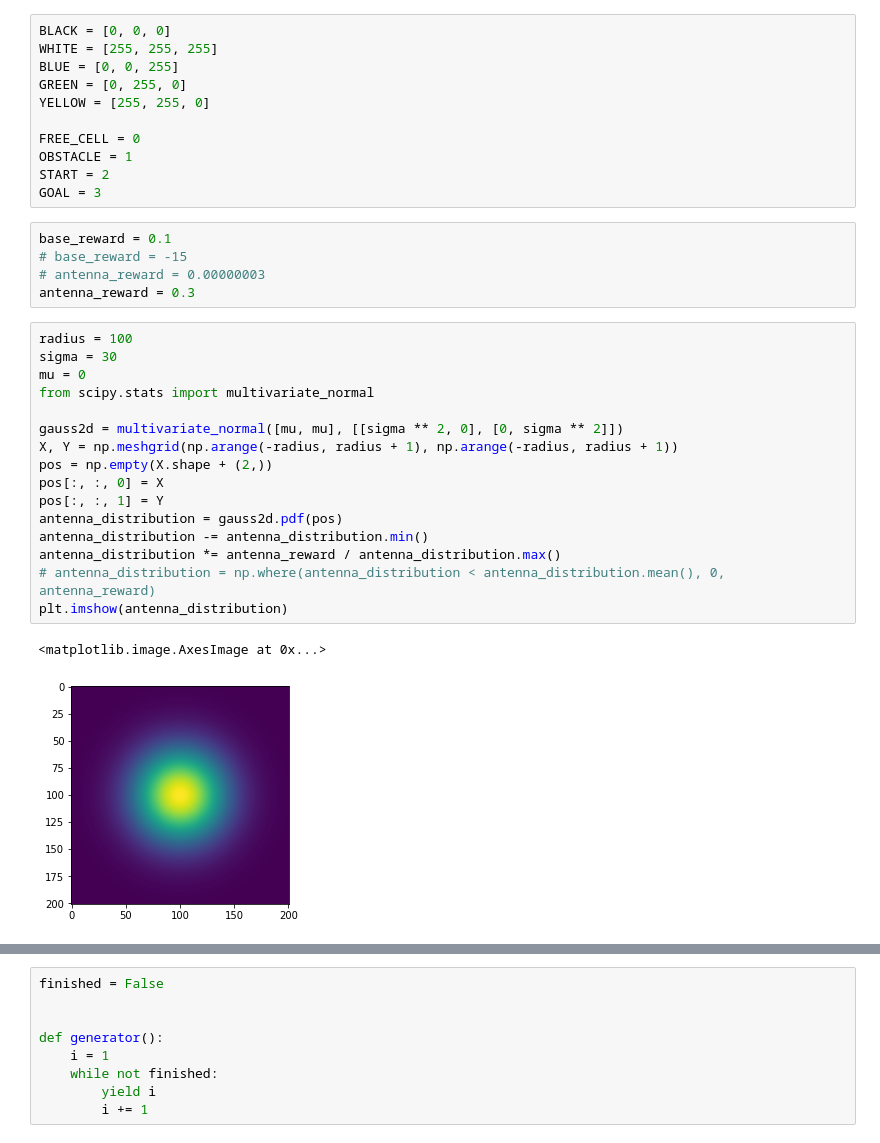
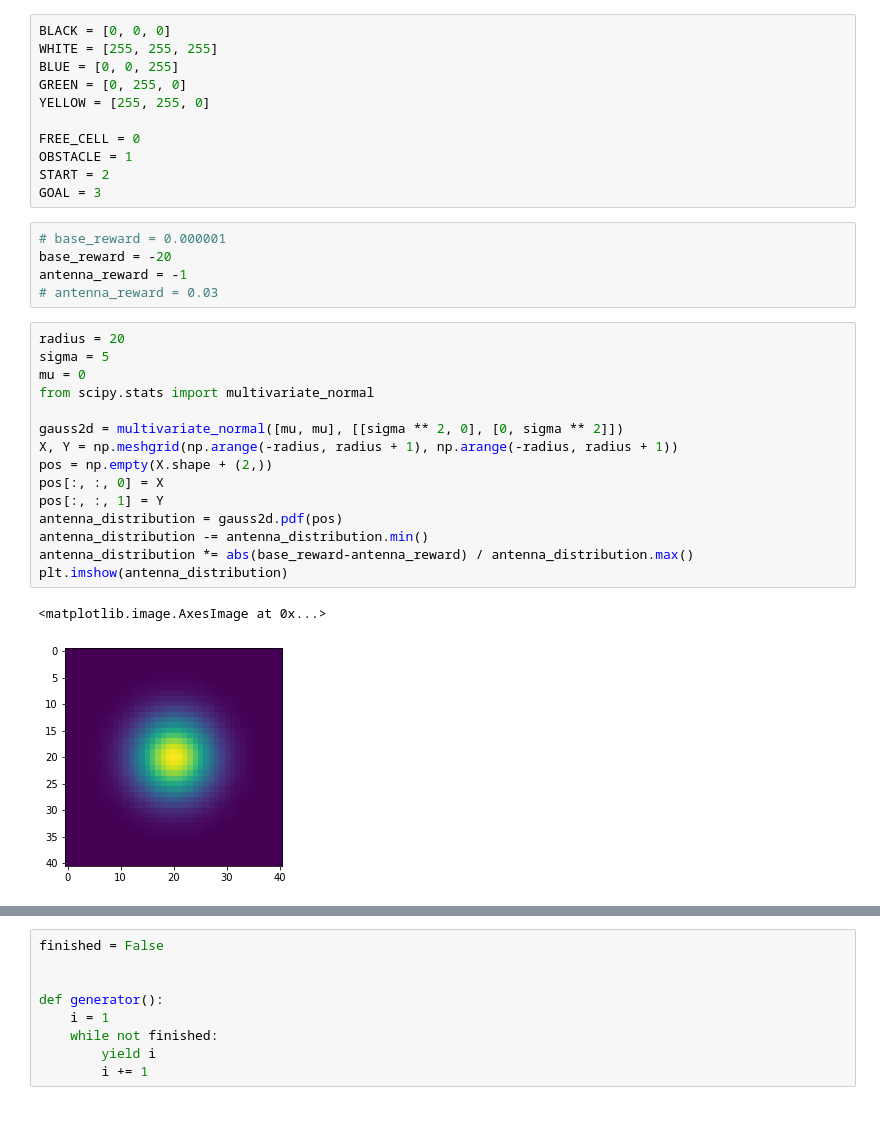
Before and after one commit to mluigi/gridworlds, a Jupyter notebook: Path Planning with Value iteration.ipynb, the cells around one changed output, grey strips where cells are left out. Saved outputs shown, nothing was run; the diff lists cells and outputs as text; blank space fills up the shorter version.

```diff
--- a/Path Planning with Value iteration.ipynb
+++ b/Path Planning with Value iteration.ipynb
@@ -18,30 +18,29 @@ FREE_CELL = 0
 OBSTACLE = 1
 START = 2
 GOAL = 3
-# %%
-base_reward = 0.1
-# base_reward = -15
-# antenna_reward = 0.00000003
-antenna_reward = 0.3
+# %%
+# base_reward = 0.000001
+base_reward = -20
+antenna_reward = -1
+# antenna_reward = 0.03
 # %%
-radius = 100
-sigma = 30
+radius = 20
+sigma = 5
 mu = 0
 from scipy.stats import multivariate_normal
 
 gauss2d = multivariate_normal([mu, mu], [[sigma ** 2, 0], [0, sigma ** 2]])
 X, Y = np.meshgrid(np.arange(-radius, radius + 1), np.arange(-radius, radius + 1))
 pos = np.empty(X.shape + (2,))
 pos[:, :, 0] = X
 pos[:, :, 1] = Y
 antenna_distribution = gauss2d.pdf(pos)
 antenna_distribution -= antenna_distribution.min()
-antenna_distribution *= antenna_reward / antenna_distribution.max()
-# antenna_distribution = np.where(antenna_distribution < antenna_distribution.mean(), 0, antenna_reward)
+antenna_distribution *= abs(base_reward-antenna_reward) / antenna_distribution.max()
 plt.imshow(antenna_distribution)
 # %% [output]
 <matplotlib.image.AxesImage at 0x...>
-[figure, old version]
+[figure, new version]
 # %%
 image = Image.open(image_path)
 size = image.size
```
Also changed, not shown: parts of 5 cells of this notebook, 3 other files.
